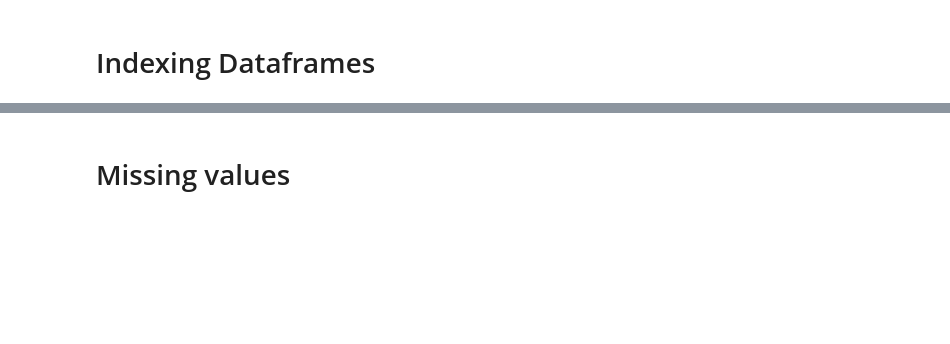
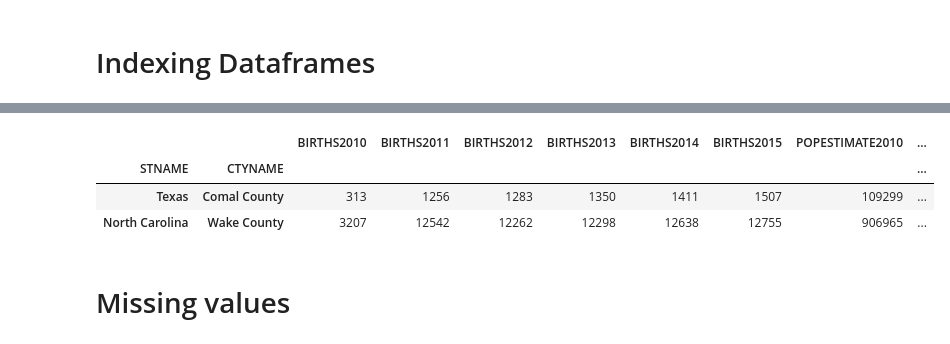
Before and after one commit to joshfuchs/DataScience_projects, a Jupyter notebook: Week2_notes_pandas.ipynb, the cells around one changed output, grey strips where cells are left out. Saved outputs shown, nothing was run; the diff lists cells and outputs as text; code cells hidden in the pictures; blank space fills up the shorter version.

```diff
--- a/Week2_notes_pandas.ipynb
+++ b/Week2_notes_pandas.ipynb
@@ -521,6 +710,11 @@ df.loc['Michigan', 'Washtenaw County']
 # %%
-df.loc[ [('Michigan', 'Washtenaw County'),
-         ('Michigan', 'Wayne County')] ]
+df.loc[ [('Texas', 'Comal County'),
+         ('North Carolina', 'Wake County')] ]
+# %% [output]
+|  |  | BIRTHS2010 | BIRTHS2011 | BIRTHS2012 | BIRTHS2013 | BIRTHS2014 | BIRTHS2015 | POPESTIMATE2010 | ... |
+| STNAME | CTYNAME |  |  |  |  |  |  |  | ... |
+| Texas | Comal County | 313 | 1256 | 1283 | 1350 | 1411 | 1507 | 109299 | ... |
+| North Carolina | Wake County | 3207 | 12542 | 12262 | 12298 | 12638 | 12755 | 906965 | ... |
 # %% [markdown]
 # Missing values
 # %%
```
Also changed, not shown: parts of 41 cells of this notebook.
